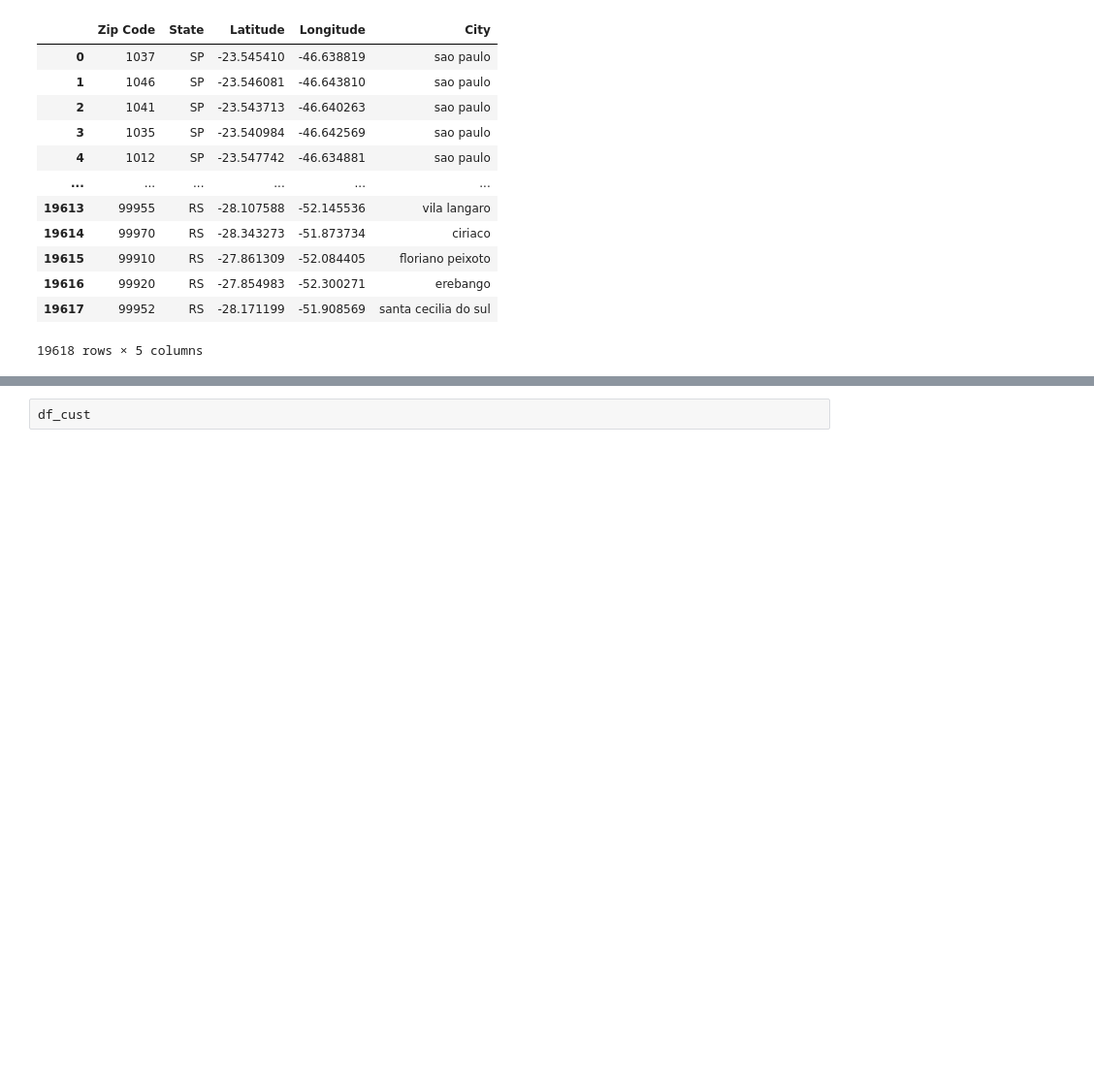
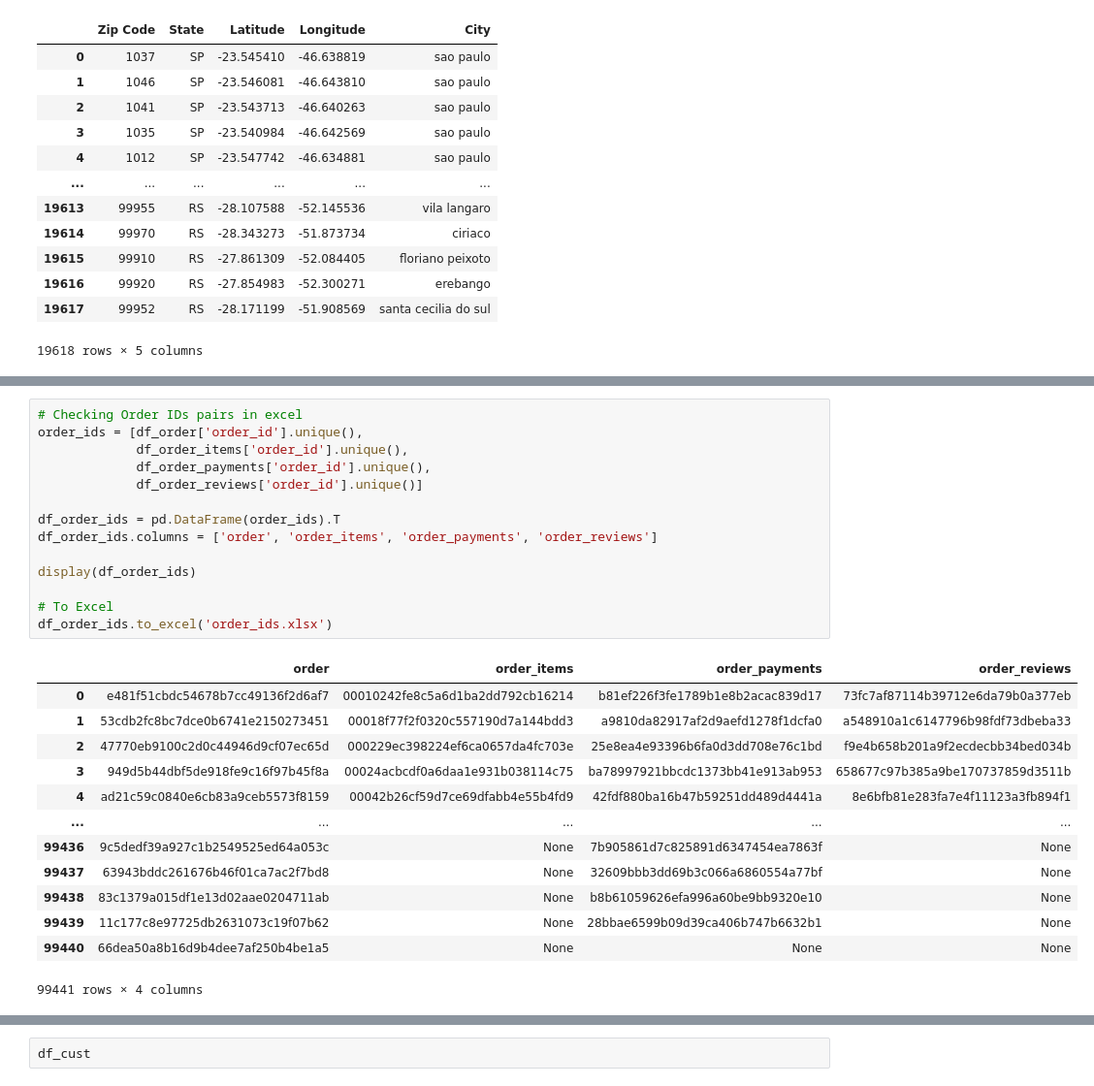
Before and after one commit to bnjisyn/Final-Project-Brazil-Ecommerce, a Jupyter notebook: index.ipynb, the cells around one changed output, grey strips where cells are left out. Shown at 97% size. Drawn from its saved outputs; the diff is of its cells as text; blank space fills up the shorter version.

```diff
--- a/index.ipynb
+++ b/index.ipynb
@@ -353,0 +398,28 @@ display(df_order_reviews.head())
+# %%
+# Checking Order IDs pairs in excel
+order_ids = [df_order['order_id'].unique(),
+             df_order_items['order_id'].unique(),
+             df_order_payments['order_id'].unique(),
+             df_order_reviews['order_id'].unique()]
+
+df_order_ids = pd.DataFrame(order_ids).T
+df_order_ids.columns = ['order', 'order_items', 'order_payments', 'order_reviews']
+
+display(df_order_ids)
+
+# To Excel
+df_order_ids.to_excel('order_ids.xlsx')
+# %% [output]
+|  | order | order_items | order_payments | order_reviews |
+| 0 | e481f51cbdc54678b7cc49136f2d6af7 | 00010242fe8c5a6d1ba2dd792cb16214 | b81ef226f3fe1789b1e8b2acac839d17 | 73fc7af87114b39712e6da79b0a377eb |
+| 1 | 53cdb2fc8bc7dce0b6741e2150273451 | 00018f77f2f0320c557190d7a144bdd3 | a9810da82917af2d9aefd1278f1dcfa0 | a548910a1c6147796b98fdf73dbeba33 |
+| 2 | 47770eb9100c2d0c44946d9cf07ec65d | 000229ec398224ef6ca0657da4fc703e | 25e8ea4e93396b6fa0d3dd708e76c1bd | f9e4b658b201a9f2ecdecbb34bed034b |
+| 3 | 949d5b44dbf5de918fe9c16f97b45f8a | 00024acbcdf0a6daa1e931b038114c75 | ba78997921bbcdc1373bb41e913ab953 | 658677c97b385a9be170737859d3511b |
+| 4 | ad21c59c0840e6cb83a9ceb5573f8159 | 00042b26cf59d7ce69dfabb4e55b4fd9 | 42fdf880ba16b47b59251dd489d4441a | 8e6bfb81e283fa7e4f11123a3fb894f1 |
+| ... | ... | ... | ... | ... |
+| 99436 | 9c5dedf39a927c1b2549525ed64a053c | None | 7b905861d7c825891d6347454ea7863f | None |
+| 99437 | 63943bddc261676b46f01ca7ac2f7bd8 | None | 32609bbb3dd69b3c066a6860554a77bf | None |
+| 99438 | 83c1379a015df1e13d02aae0204711ab | None | b8b61059626efa996a60be9bb9320e10 | None |
+| 99439 | 11c177c8e97725db2631073c19f07b62 | None | 28bbae6599b09d39ca406b747b6632b1 | None |
+| 99440 | 66dea50a8b16d9b4dee7af250b4be1a5 | None | None | None |
+99441 rows × 4 columns
```
Also changed, not shown: parts of 53 cells of this notebook, 1 other file.
